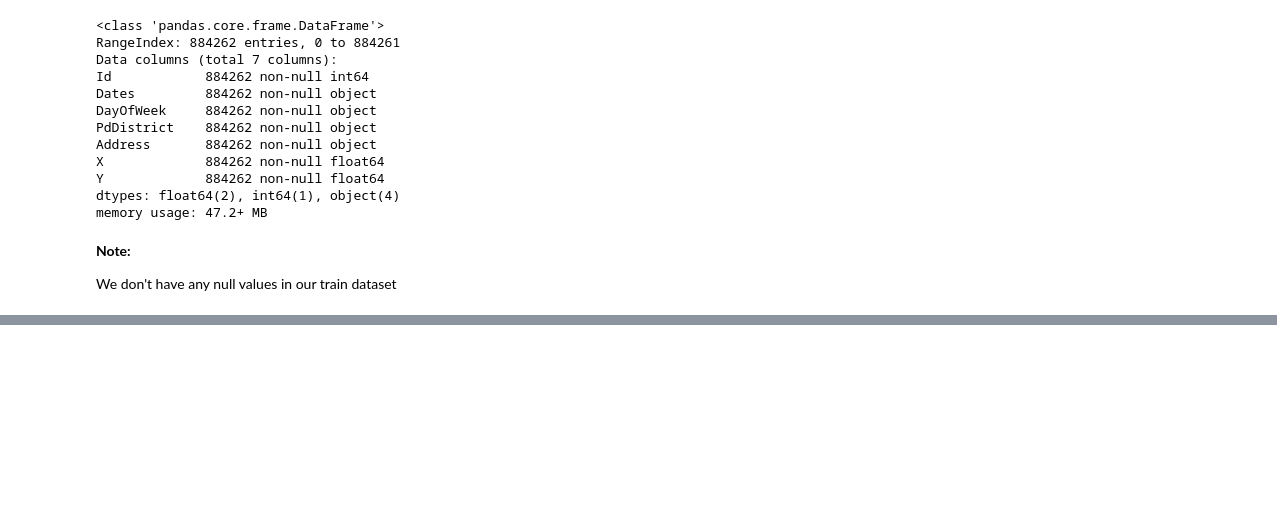
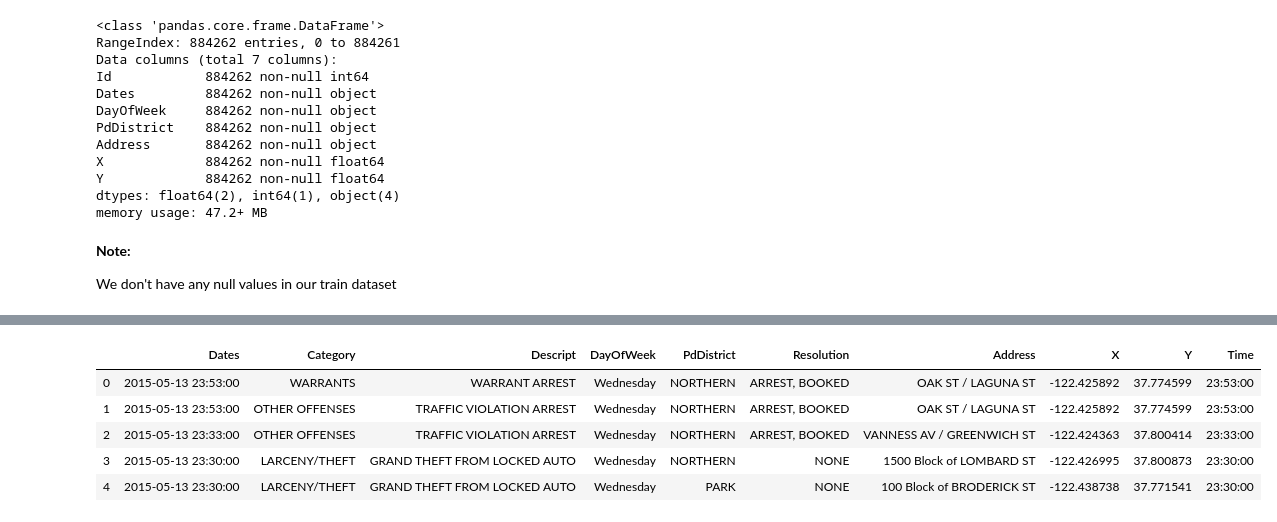
Before and after one commit to Frustrado/Crime-Classification, a Jupyter notebook: SF_crimes_analysis.ipynb, the cells around one changed output, grey strips where cells are left out. Cells and saved outputs as stored; diff of their text form; code cells hidden in the pictures; blank space fills up the shorter version.

```diff
--- a/SF_crimes_analysis.ipynb
+++ b/SF_crimes_analysis.ipynb
@@ -118,0 +155,13 @@ We don't have any null values in our train dataset
+# %%
+train_df['Dates'] = pd.to_datetime(train_df['Dates'])
+# %%
+train_df['Time'] = train_df['Dates'].dt.time
+# %%
+train_df.head()
+# %% [output]
+|  | Dates | Category | Descript | DayOfWeek | PdDistrict | Resolution | Address | X | Y | Time |
+| 0 | 2015-05-13 23:53:00 | WARRANTS | WARRANT ARREST | Wednesday | NORTHERN | ARREST, BOOKED | OAK ST / LAGUNA ST | -122.425892 | 37.774599 | 23:53:00 |
+| 1 | 2015-05-13 23:53:00 | OTHER OFFENSES | TRAFFIC VIOLATION ARREST | Wednesday | NORTHERN | ARREST, BOOKED | OAK ST / LAGUNA ST | -122.425892 | 37.774599 | 23:53:00 |
+| 2 | 2015-05-13 23:33:00 | OTHER OFFENSES | TRAFFIC VIOLATION ARREST | Wednesday | NORTHERN | ARREST, BOOKED | VANNESS AV / GREENWICH ST | -122.424363 | 37.800414 | 23:33:00 |
+| 3 | 2015-05-13 23:30:00 | LARCENY/THEFT | GRAND THEFT FROM LOCKED AUTO | Wednesday | NORTHERN | NONE | 1500 Block of LOMBARD ST | -122.426995 | 37.800873 | 23:30:00 |
+| 4 | 2015-05-13 23:30:00 | LARCENY/THEFT | GRAND THEFT FROM LOCKED AUTO | Wednesday | PARK | NONE | 100 Block of BRODERICK ST | -122.438738 | 37.771541 | 23:30:00 |
```
Also changed, not shown: parts of 9 cells of this notebook.
